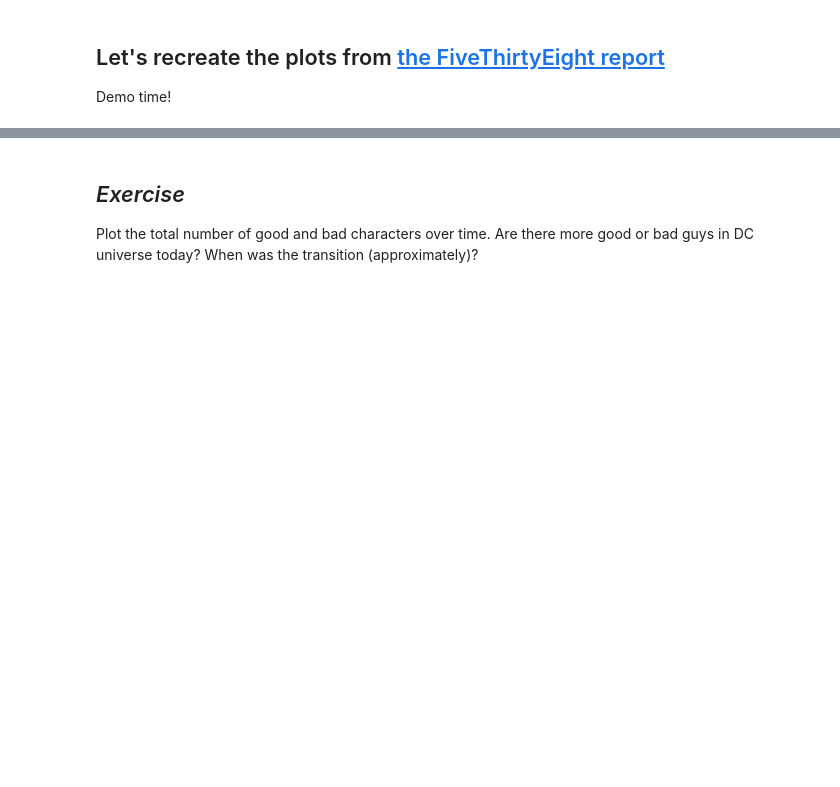
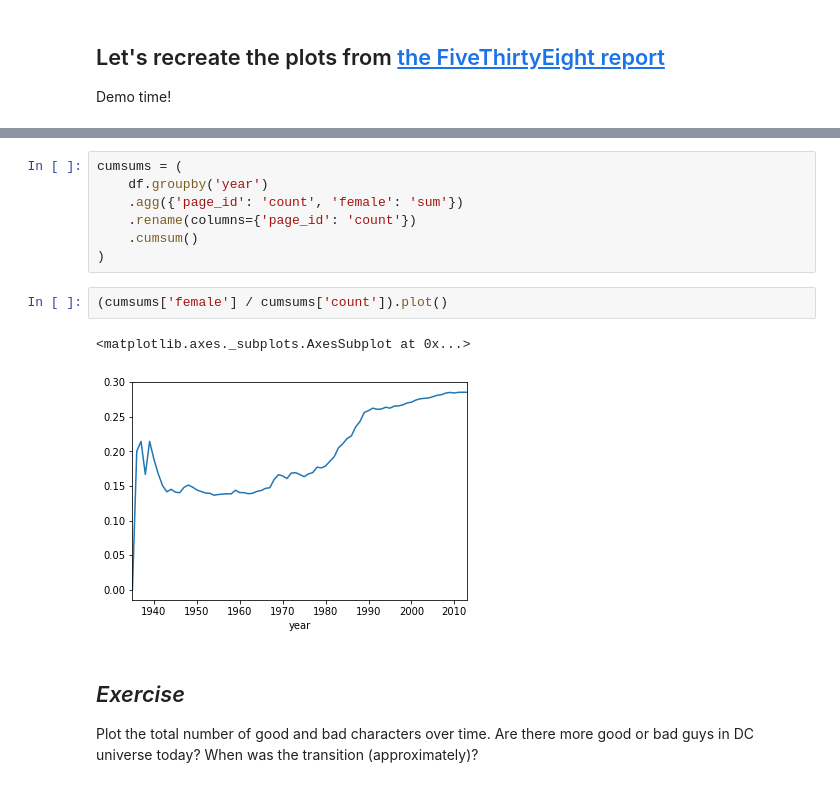
Before and after one commit to Nagasaki45/python-workshop, a Jupyter notebook: 13 - Visualizing.ipynb, the cells around one changed output, grey strips where cells are left out. Saved outputs shown, nothing was run; the diff lists cells and outputs as text; blank space fills up the shorter version.

```diff
--- a/13 - Visualizing.ipynb
+++ b/13 - Visualizing.ipynb
@@ -20,3 +30,15 @@ Demo time!
+# %%
+cumsums = (
+    df.groupby('year')
+    .agg({'page_id': 'count', 'female': 'sum'})
+    .rename(columns={'page_id': 'count'})
+    .cumsum()
+)
+# %%
+(cumsums['female'] / cumsums['count']).plot()
+# %% [output]
+<matplotlib.axes._subplots.AxesSubplot at 0x...>
+[figure, added]
 # %% [markdown]
 ## *Exercise*
 
```
Also changed, not shown: parts of 4 cells of this notebook, 3 other files.
